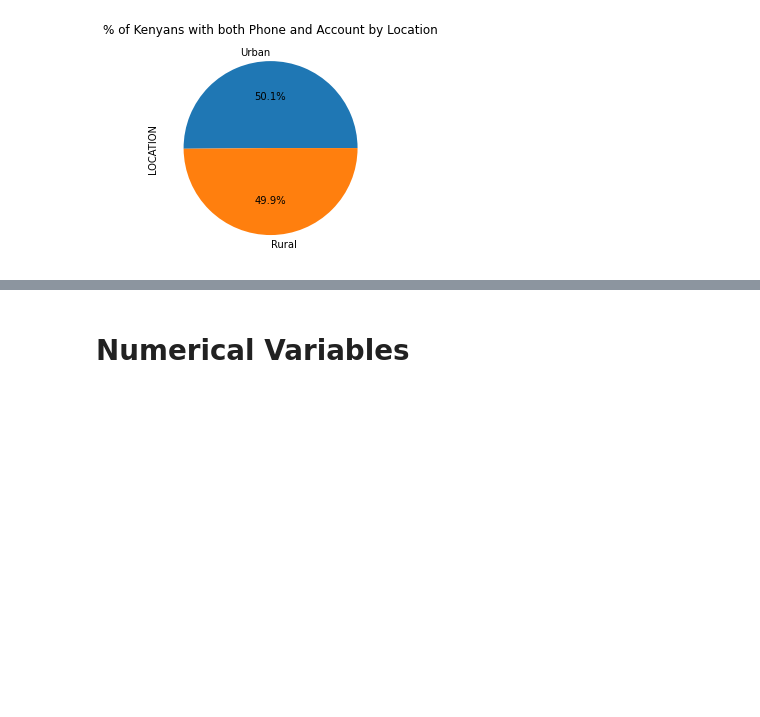
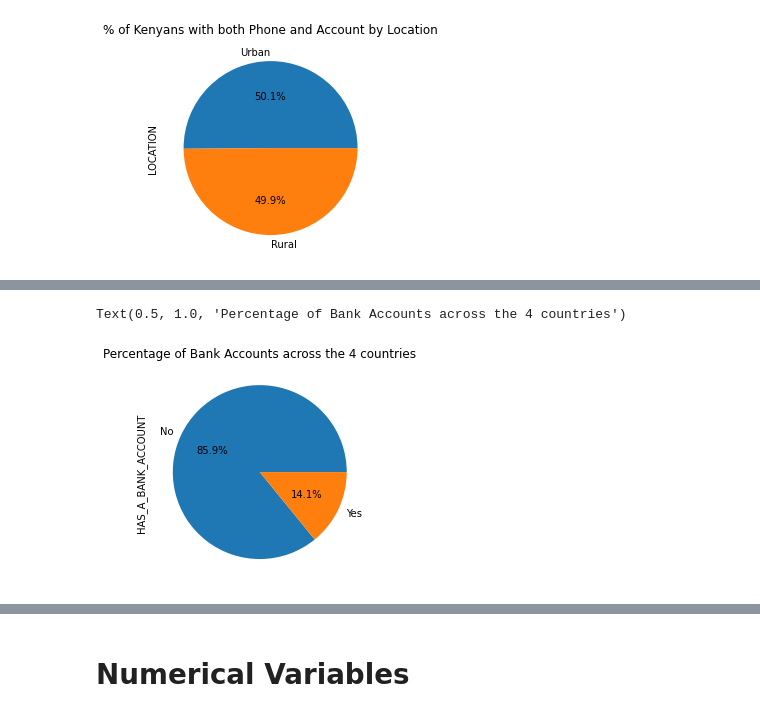
Before and after one commit to Obreintelly/EDA, a Jupyter notebook: Week_2_IP_Exploratory_Data_Analysis_Core.ipynb, the cells around one changed output, grey strips where cells are left out. Drawn from its saved outputs; the diff is of its cells as text; code cells hidden in the pictures; blank space fills up the shorter version.

```diff
--- a/Week_2_IP_Exploratory_Data_Analysis_Core.ipynb
+++ b/Week_2_IP_Exploratory_Data_Analysis_Core.ipynb
@@ -415,0 +431,6 @@ Text(0.5, 1.0, '% of Kenyans with both Phone and Account by Location')
+# %%
+finance_inclusion['HAS_A_BANK_ACCOUNT'].value_counts().plot(kind='pie', autopct='%1.1f%%')
+plt.title('Percentage of Bank Accounts across the 4 countries')
+# %% [output]
+Text(0.5, 1.0, 'Percentage of Bank Accounts across the 4 countries')
+[figure, added]
```
Also changed, not shown: parts of 12 cells of this notebook.
